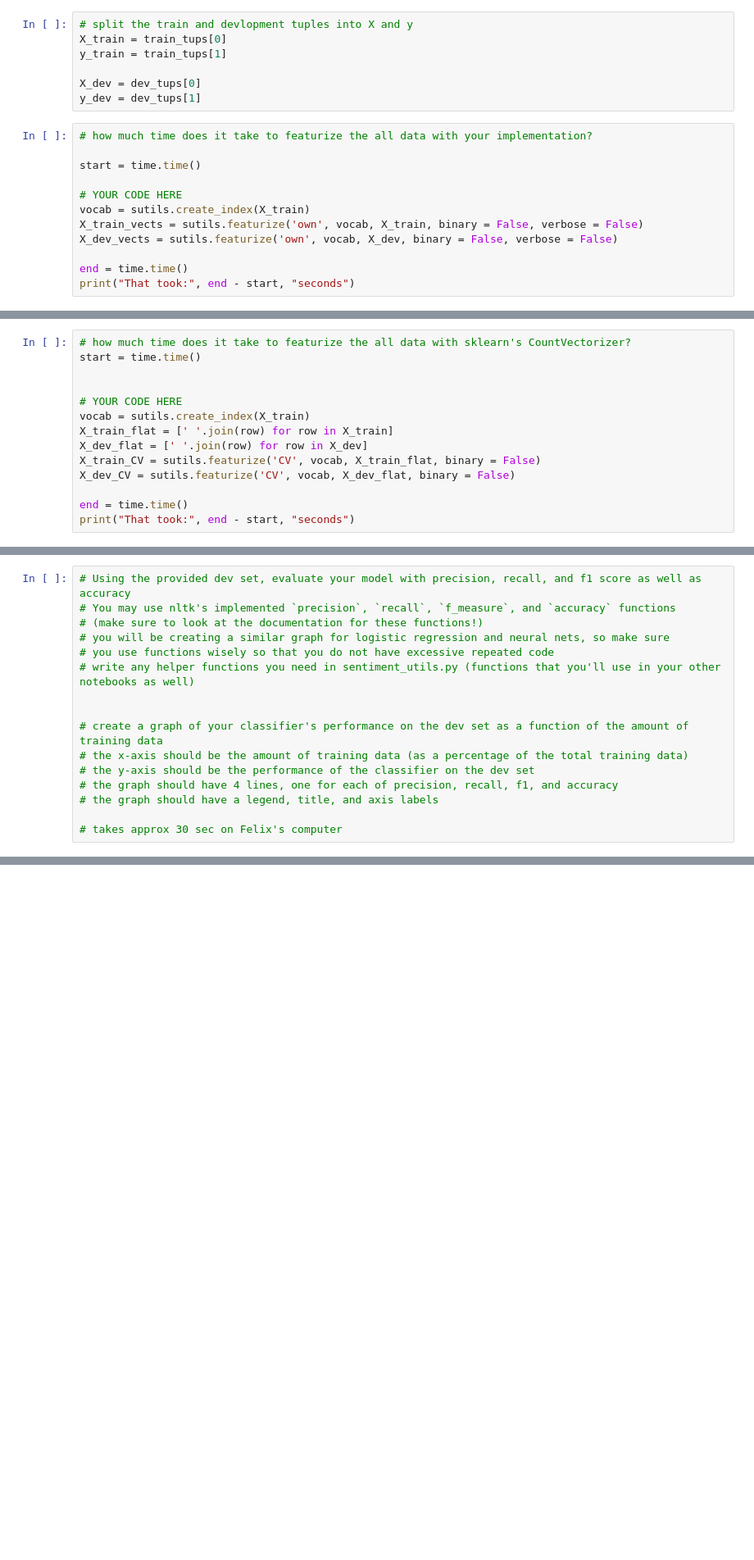
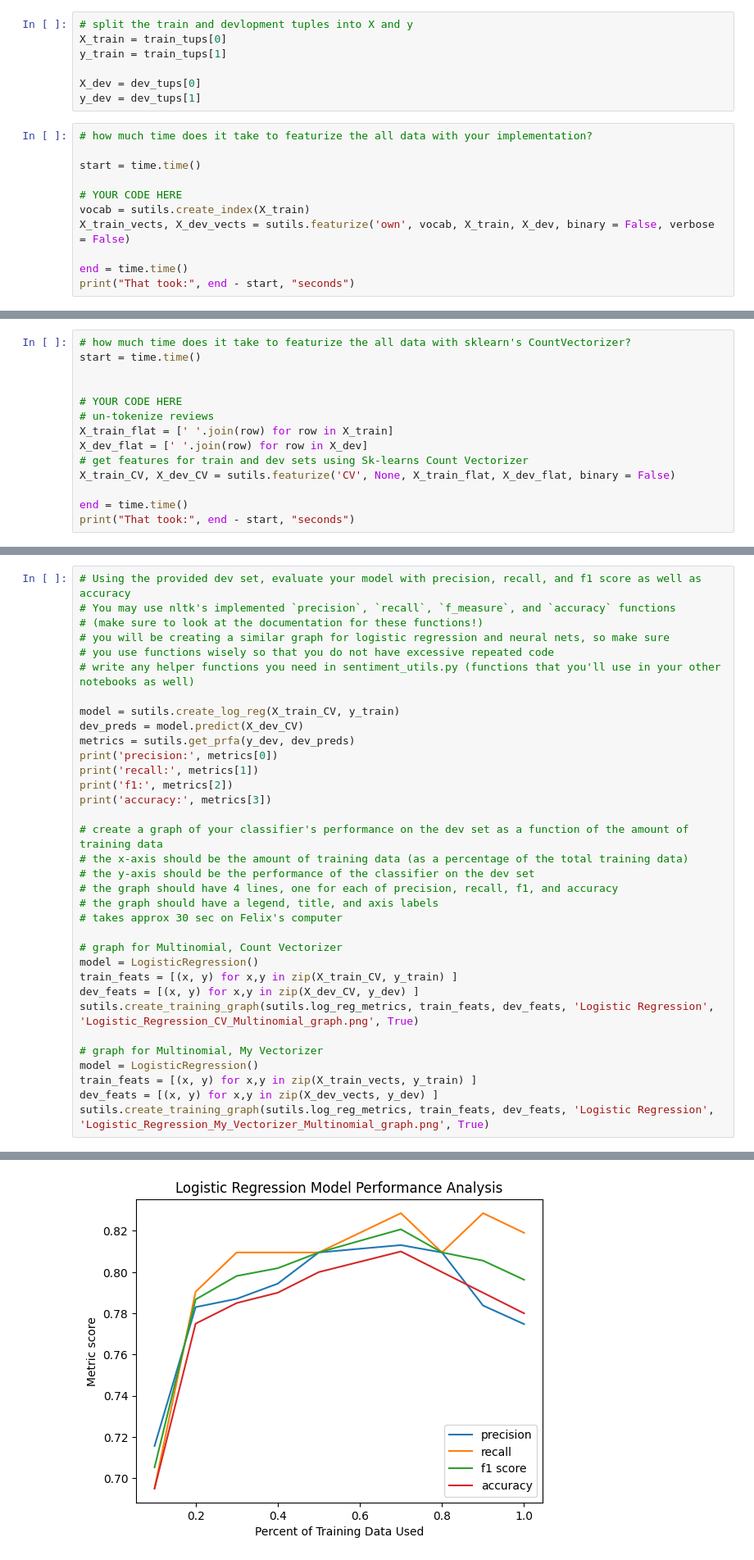
Before and after one commit to gellerjulia/CS4120_Homework4_Sentiment_Analysis, a Jupyter notebook: sentiment_task3.ipynb, the cells around one changed output, grey strips where cells are left out. Shown: that part at 82% size. Drawn from its saved outputs; the diff is of its cells as text; blank space fills up the shorter version.

Commit message:
fix count vecorizer,  all graphs  log reg,  nurnet

```diff
--- a/sentiment_task3.ipynb
+++ b/sentiment_task3.ipynb
@@ -51,8 +50,7 @@ start = time.time()
 
 # YOUR CODE HERE
 vocab = sutils.create_index(X_train)
-X_train_vects = sutils.featurize('own', vocab, X_train, binary = False, verbose = False)
-X_dev_vects = sutils.featurize('own', vocab, X_dev, binary = False, verbose = False)
+X_train_vects, X_dev_vects = sutils.featurize('own', vocab, X_train, X_dev, binary = False, verbose = False)
 
 end = time.time()
 print("That took:", end - start, "seconds")
@@ -64,11 +62,11 @@ start = time.time()
 
 
 # YOUR CODE HERE
-vocab = sutils.create_index(X_train)
+# un-tokenize reviews
 X_train_flat = [' '.join(row) for row in X_train]
 X_dev_flat = [' '.join(row) for row in X_dev]
-X_train_CV = sutils.featurize('CV', vocab, X_train_flat, binary = False)
-X_dev_CV = sutils.featurize('CV', vocab, X_dev_flat, binary = False)
+# get features for train and dev sets using Sk-learns Count Vectorizer
+X_train_CV, X_dev_CV = sutils.featurize('CV', None, X_train_flat, X_dev_flat, binary = False)
 
 end = time.time()
 print("That took:", end - start, "seconds")
@@ -99,11 +96,30 @@ The average percent of entries that are zero in each vector for sklearn vectoriz
 # you use functions wisely so that you do not have excessive repeated code
 # write any helper functions you need in sentiment_utils.py (functions that you'll use in your other notebooks as well)
 
+model = sutils.create_log_reg(X_train_CV, y_train)
+dev_preds = model.predict(X_dev_CV)
+metrics = sutils.get_prfa(y_dev, dev_preds)
+print('precision:', metrics[0])
+print('recall:', metrics[1])
+print('f1:', metrics[2])
+print('accuracy:', metrics[3])
 
 # create a graph of your classifier's performance on the dev set as a function of the amount of training data
 # the x-axis should be the amount of training data (as a percentage of the total training data)
 # the y-axis should be the performance of the classifier on the dev set
 # the graph should have 4 lines, one for each of precision, recall, f1, and accuracy
 # the graph should have a legend, title, and axis labels
+# takes approx 30 sec on Felix's computer
 
-# takes approx 30 sec on Felix's computer
+# graph for Multinomial, Count Vectorizer
+model = LogisticRegression()
+train_feats = [(x, y) for x,y in zip(X_train_CV, y_train) ]
+dev_feats = [(x, y) for x,y in zip(X_dev_CV, y_dev) ]
+sutils.create_training_graph(sutils.log_reg_metrics, train_feats, dev_feats, 'Logistic Regression', 'Logistic_Regression_CV_Multinomial_graph.png', True)
+
+# graph for Multinomial, My Vectorizer
+model = LogisticRegression()
+train_feats = [(x, y) for x,y in zip(X_train_vects, y_train) ]
+dev_feats = [(x, y) for x,y in zip(X_dev_vects, y_dev) ]
+sutils.create_training_graph(sutils.log_reg_metrics, train_feats, dev_feats, 'Logistic Regression', 'Logistic_Regression_My_Vectorizer_Multinomial_graph.png', True)
+# %% [output]
@@ -109,0 +150 @@ The average percent of entries that are zero in each vector for sklearn vectoriz
+[figure, added]
```
Also changed, not shown: parts of 14 cells of this notebook, 5 other files.
